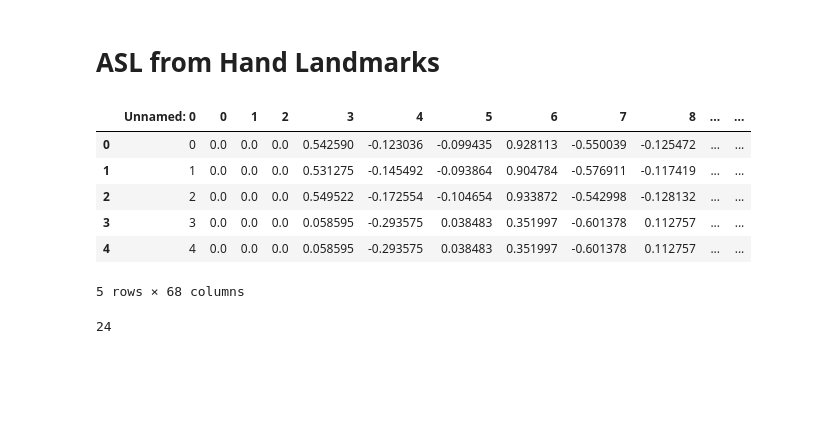
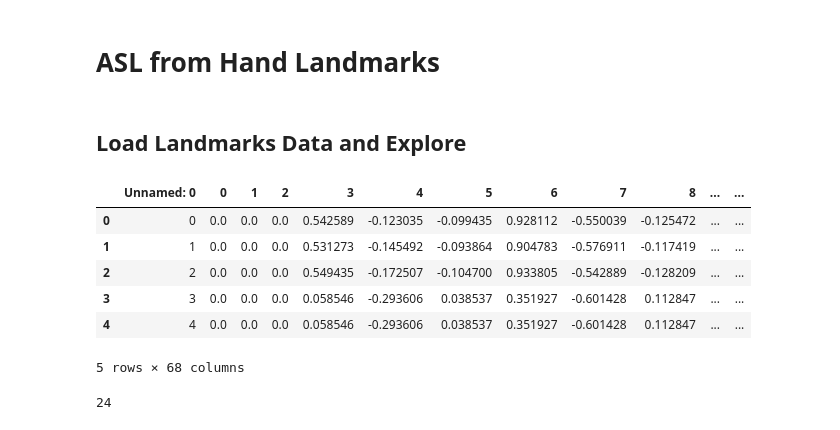
Before and after one commit to notFonz/HandSpell, a Jupyter notebook: notebooks/dpessoa_asl_from_landmarks.ipynb, the cells around one changed output. Drawn from its saved outputs; the diff is of its cells as text; code cells hidden in the pictures; blank space fills up the shorter version.

```diff
--- a/notebooks/dpessoa_asl_from_landmarks.ipynb
+++ b/notebooks/dpessoa_asl_from_landmarks.ipynb
@@ -15,12 +14,18 @@ landmarks_df = pd.read_csv(
+# %% [markdown]
+## Load Landmarks Data and Explore
 # %%
+# Load data
+
+landmarks_df = pd.read_csv(
+    "../data/preprocessed/handlandmarks_d01megadataset.csv")
 landmarks_df.head()
 # %% [output]
 |  | Unnamed: 0 | 0 | 1 | 2 | 3 | 4 | 5 | 6 | 7 | 8 | ... | ... |
-| 0 | 0 | 0.0 | 0.0 | 0.0 | 0.542590 | -0.123036 | -0.099435 | 0.928113 | -0.550039 | -0.125472 | ... | ... |
-| 1 | 1 | 0.0 | 0.0 | 0.0 | 0.531275 | -0.145492 | -0.093864 | 0.904784 | -0.576911 | -0.117419 | ... | ... |
-| 2 | 2 | 0.0 | 0.0 | 0.0 | 0.549522 | -0.172554 | -0.104654 | 0.933872 | -0.542998 | -0.128132 | ... | ... |
-| 3 | 3 | 0.0 | 0.0 | 0.0 | 0.058595 | -0.293575 | 0.038483 | 0.351997 | -0.601378 | 0.112757 | ... | ... |
-| 4 | 4 | 0.0 | 0.0 | 0.0 | 0.058595 | -0.293575 | 0.038483 | 0.351997 | -0.601378 | 0.112757 | ... | ... |
+| 0 | 0 | 0.0 | 0.0 | 0.0 | 0.542589 | -0.123035 | -0.099435 | 0.928112 | -0.550039 | -0.125472 | ... | ... |
+| 1 | 1 | 0.0 | 0.0 | 0.0 | 0.531273 | -0.145492 | -0.093864 | 0.904783 | -0.576911 | -0.117419 | ... | ... |
+| 2 | 2 | 0.0 | 0.0 | 0.0 | 0.549435 | -0.172507 | -0.104700 | 0.933805 | -0.542889 | -0.128209 | ... | ... |
+| 3 | 3 | 0.0 | 0.0 | 0.0 | 0.058546 | -0.293606 | 0.038537 | 0.351927 | -0.601428 | 0.112847 | ... | ... |
+| 4 | 4 | 0.0 | 0.0 | 0.0 | 0.058546 | -0.293606 | 0.038537 | 0.351927 | -0.601428 | 0.112847 | ... | ... |
 5 rows × 68 columns
 # %%
 landmarks_df["letter_index"].nunique()
```
Also changed, not shown: parts of 41 cells of this notebook, 6 other files.
